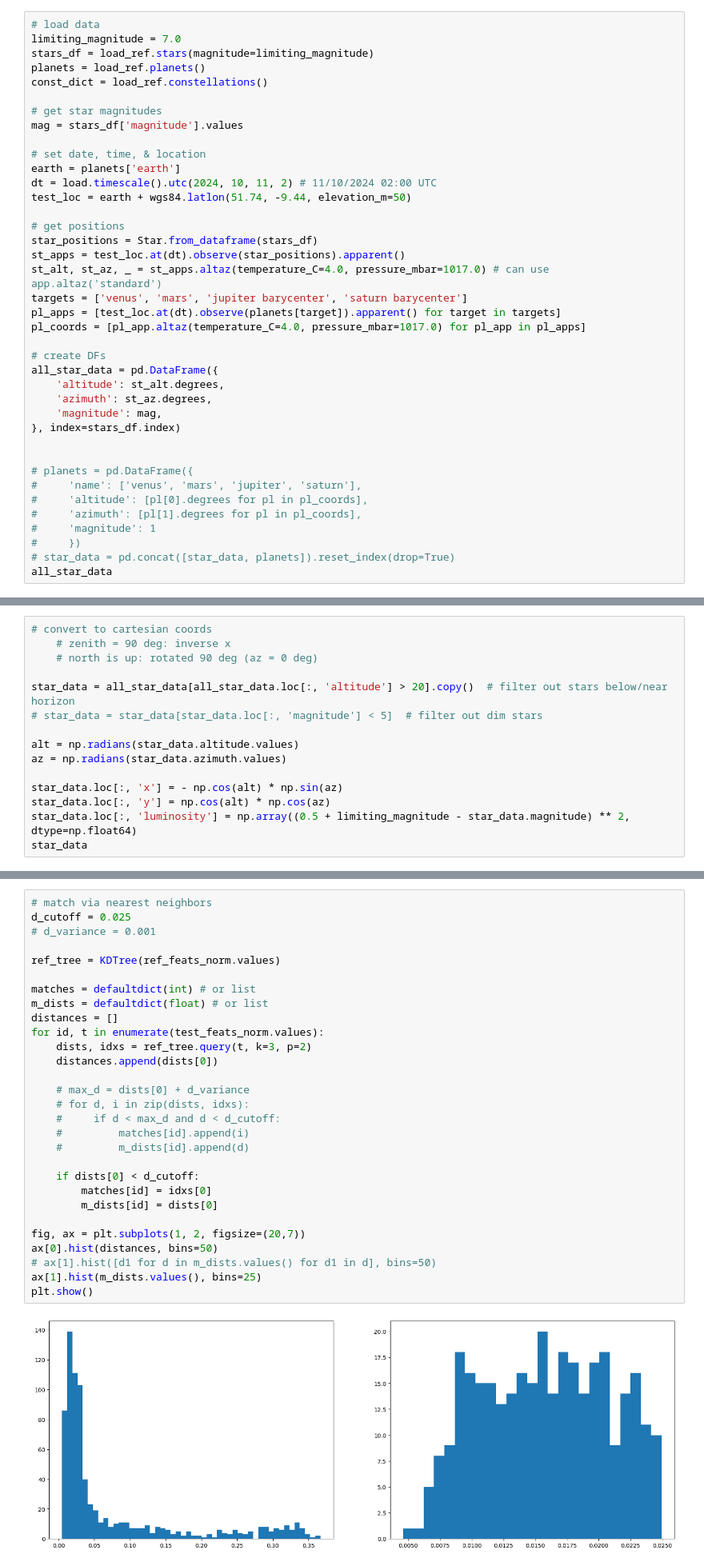
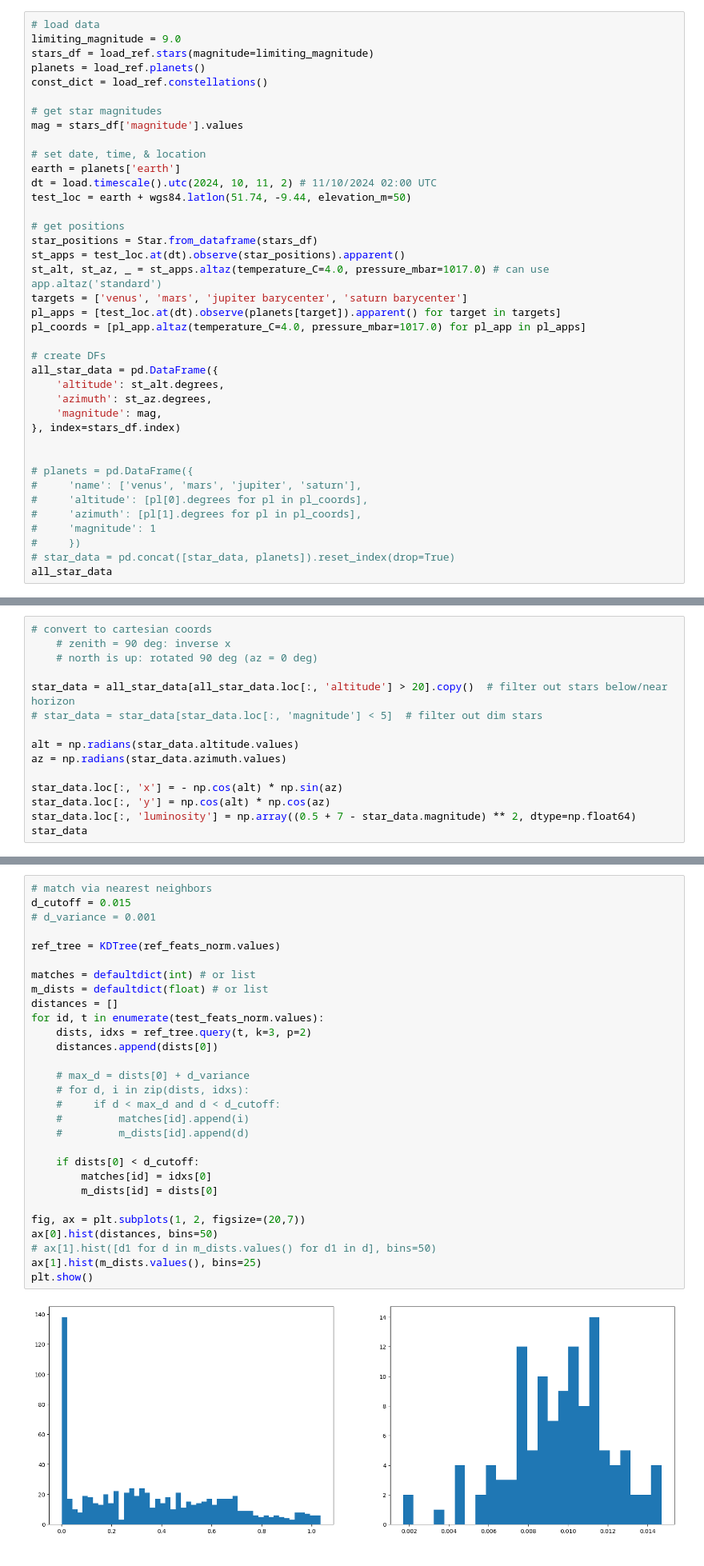
Before and after one commit to emilycardwell/find-my-star, a Jupyter notebook: testing.ipynb, the cells around one changed output, grey strips where cells are left out. Shown at 80% size. Cells and saved outputs as stored; diff of their text form.

```diff
--- a/testing.ipynb
+++ b/testing.ipynb
@@ -42,7 +45,7 @@ import reference.load as load_ref
 ### Load Data
 # %%
 # load data
-limiting_magnitude = 7.0
+limiting_magnitude = 9.0
 stars_df = load_ref.stars(magnitude=limiting_magnitude)
 planets = load_ref.planets()
 const_dict = load_ref.constellations()
@@ -109,7 +112,7 @@ az = np.radians(star_data.azimuth.values)
 
 star_data.loc[:, 'x'] = - np.cos(alt) * np.sin(az)
 star_data.loc[:, 'y'] = np.cos(alt) * np.cos(az)
-star_data.loc[:, 'luminosity'] = np.array((0.5 + limiting_magnitude - star_data.magnitude) ** 2, dtype=np.float64)
+star_data.loc[:, 'luminosity'] = np.array((0.5 + 7 - star_data.magnitude) ** 2, dtype=np.float64)
 star_data
 # %% [output]
 |  | altitude | azimuth | magnitude | x | y | luminosity |
@@ -651,34 +663,34 @@ test_feats_norm
 # %%
 # match via nearest neighbors
-d_cutoff = 0.025
+d_cutoff = 0.015
 # d_variance = 0.001
 
 ref_tree = KDTree(ref_feats_norm.values)
 
 matches = defaultdict(int) # or list
 m_dists = defaultdict(float) # or list
 distances = []
 for id, t in enumerate(test_feats_norm.values):
     dists, idxs = ref_tree.query(t, k=3, p=2)
     distances.append(dists[0])
 
     # max_d = dists[0] + d_variance
     # for d, i in zip(dists, idxs):
     #     if d < max_d and d < d_cutoff:
     #         matches[id].append(i)
     #         m_dists[id].append(d)
 
     if dists[0] < d_cutoff:
         matches[id] = idxs[0]
         m_dists[id] = dists[0]
 
 fig, ax = plt.subplots(1, 2, figsize=(20,7))
 ax[0].hist(distances, bins=50)
 # ax[1].hist([d1 for d in m_dists.values() for d1 in d], bins=50)
 ax[1].hist(m_dists.values(), bins=25)
 plt.show()
 # %% [output]
-[figure, old version]
+[figure, new version]
 # %% [markdown]
 ## Transforming
 # %%
```
Also changed, not shown: parts of 21 cells of this notebook, 1 other file.
